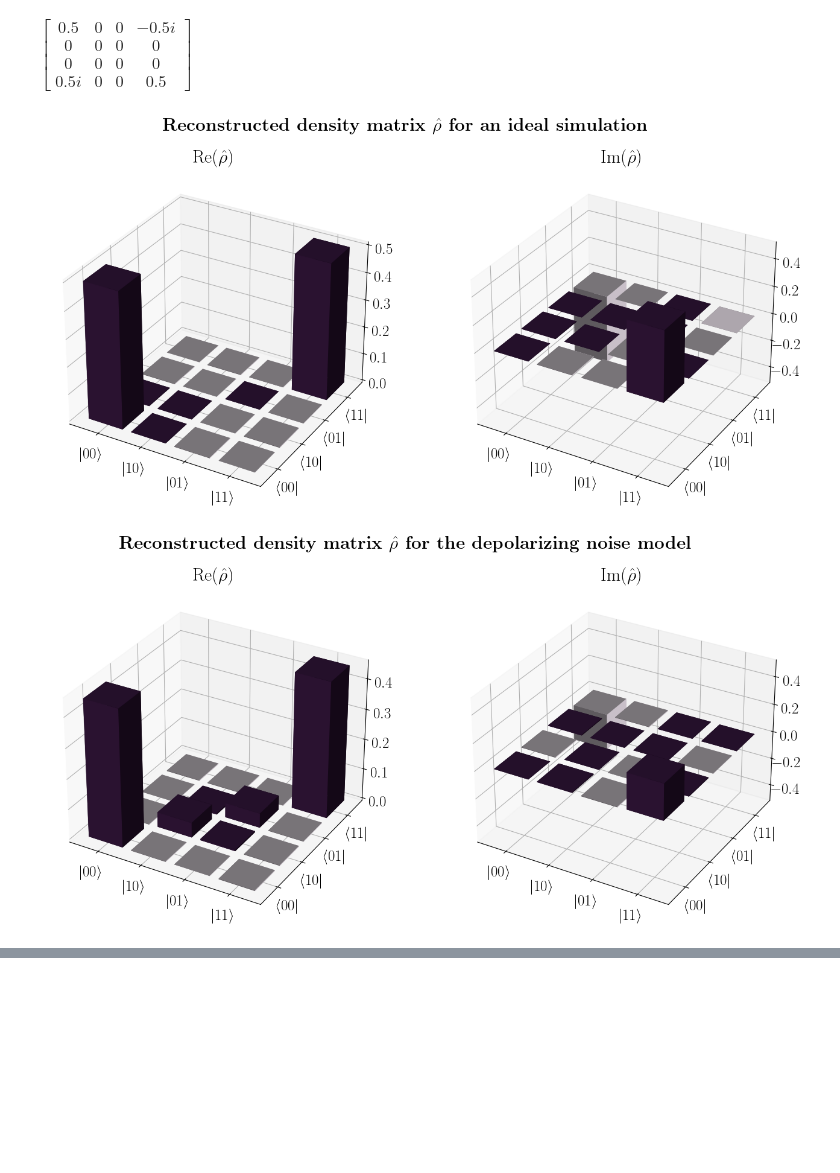
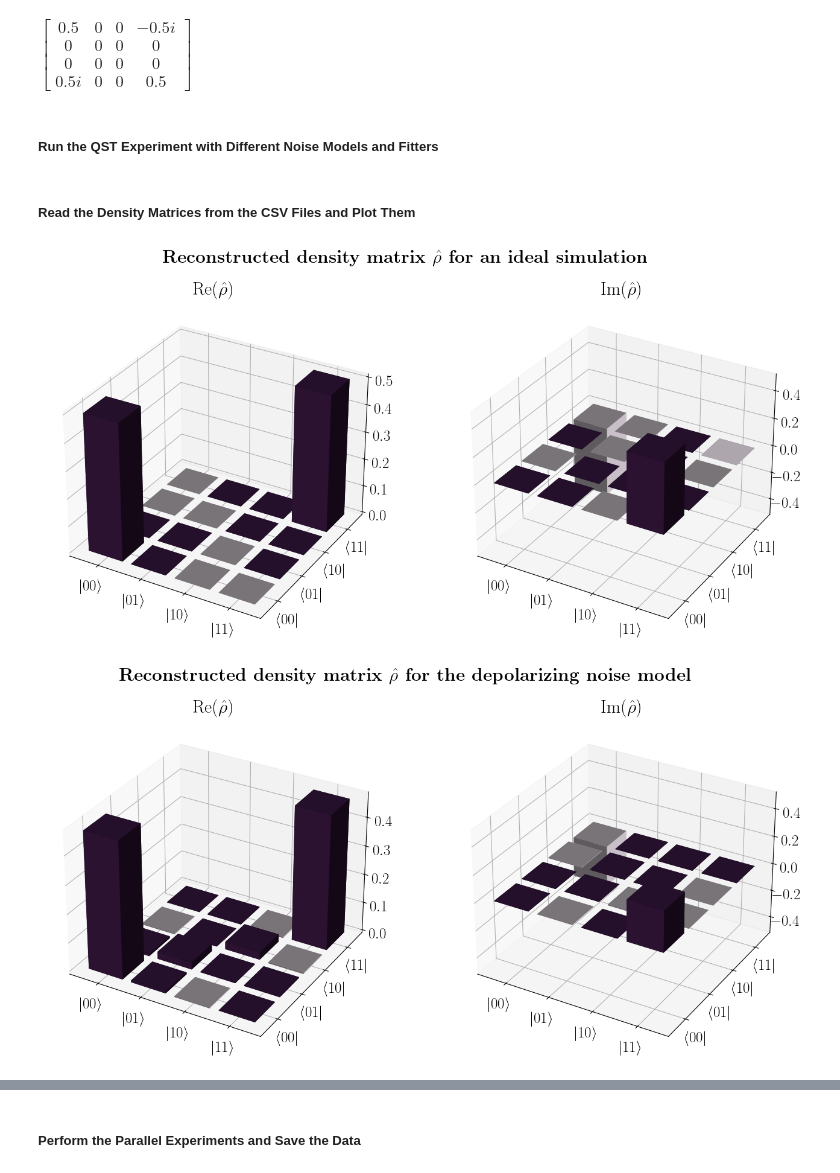
Before and after one commit to stommen/ntu_exchange, a Jupyter notebook: ntu_courses/PH3406/ph3406_project_OS.ipynb, the cells around one changed output, grey strips where cells are left out. Cells and saved outputs as stored; diff of their text form; code cells hidden in the pictures; blank space fills up the shorter version.

```diff
--- a/ntu_courses/PH3406/ph3406_project_OS.ipynb
+++ b/ntu_courses/PH3406/ph3406_project_OS.ipynb
@@ -43,5 +46,4 @@ plt.rcParams['ytick.right'] = True
 # %%
-### Function definitions ###
 
 def get_QST_qc(Nq, noise=False, noise_choice='depol', output=False):
     '''
@@ -69,7 +71,7 @@ def get_QST_qc(Nq, noise=False, noise_choice='depol', output=False):
     # State preparation circuit
     qc_ghz = qiskit.QuantumCircuit(Nq, Nq) # Create a quantum circuit with nq qubits (the other nq is for the classical register, not used in the state tomography)
     qc_ghz.h(0) # Apply a Hadamard gate on the first qubit
-    qc_ghz.s(0) # Apply a S gate on the first qubit
+    qc_ghz.s(0) # Apply an S gate on the first qubit
     qc_ghz.cx(0, 1) # Apply a CNOT gate between the first and second qubit
 
     # If output is True, display the state and density matrix of the original state
@@ -91,10 +93,9 @@ def get_QST_qc(Nq, noise=False, noise_choice='depol', output=False):
     # Add noise if specified
     if noise:
         if noise_choice == 'depol':
-            prob_1 = 0.1  # 1-qubit gate error probability
-            prob_2 = 0.2  # 2-qubit gate error probability
-            error_1 = depolarizing_error(prob_1, 1) # 1-qubit gate error
-            error_2 = depolarizing_error(prob_2, 2) # 2-qubit gate error
+            p = 0.1 # Error probability
+            error_1 = depolarizing_error(p, 1) # 1-qubit gate error
+            error_2 = depolarizing_error(p, 2) # 2-qubit gate error
 
             # Add errors to noise model
             noise_model = NoiseModel() # Create a noise model
@@ -123,10 +124,9 @@ def get_QST_qc(Nq, noise=False, noise_choice='depol', output=False):
 
         elif noise_choice == 'both':
             # Add depolarizing errors to the noise model
-            prob_1 = 0.1 # 1-qubit gate error probability
-            prob_2 = 0.2 # 2-qubit gate error probability
-            error_1 = depolarizing_error(prob_1, 1) # 1-qubit gate error
-            error_2 = depolarizing_error(prob_2, 2) # 2-qubit gate error
+            p = 0.1 # Error probability
+            error_1 = depolarizing_error(p, 1) # 1-qubit gate error
+            error_2 = depolarizing_error(p, 2) # 2-qubit gate error
 
             noise_model = NoiseModel() # Create a noise model
             noise_model.add_all_qubit_quantum_error(error_1, ['h', 's']) # Add the 1-qubit errors to the noise model
@@ -250,8 +250,8 @@ def plot_density_matrix(rho, noise_choice):
         # Set xticks in the middle of the bars
         ax.set_xticks([0.4, 1.4, 2.4, 3.4])
         ax.set_yticks([0.4, 1.4, 2.4, 3.4])
-        ax.set_xticklabels(['$\\ket{00}$', '$\\ket{10}$', '$\\ket{01}$', '$\\ket{11}$'])
-        ax.set_yticklabels(['$\\bra{00}$', '$\\bra{10}$', '$\\bra{01}$', '$\\bra{11}$'])
+        ax.set_xticklabels(['$\\ket{00}$', '$\\ket{01}$', '$\\ket{10}$', '$\\ket{11}$'])
+        ax.set_yticklabels(['$\\bra{00}$', '$\\bra{01}$', '$\\bra{10}$', '$\\bra{11}$'])
         # ax.set_xticks([0.4, 1.4])
         # ax.set_yticks([0.4, 1.4])
         # ax.set_xticklabels(['$\\ket{0}$', '$\\ket{1}$'])
@@ -334,4 +335,6 @@ get_QST_qc(2, output=True)
 $$\frac{\sqrt{2}}{2} |00\rangle+\frac{\sqrt{2} i}{2} |11\rangle$$
 ### Original density matrix:
 $\displaystyle \left[\begin{matrix}0.5 & 0 & 0 & - 0.5 i\\0 & 0 & 0 & 0\\0 & 0 & 0 & 0\\0.5 i & 0 & 0 & 0.5\end{matrix}\right]$
+# %% [markdown]
+##### **Run the QST Experiment with Different Noise Models and Fitters**
 # %%
@@ -360,29 +362,30 @@ data_noise_meas_cvxpy = get_QST_data(counts, Nq, noise=True, noise_choice='meas'
+# %% [markdown]
+##### **Read the Density Matrices from the CSV Files and Plot Them**
 # %%
-### Read the density matrices from the CSV files and plot them ###
 
-dens_ideal = read_density_matrix('data/density_matrix_ideal_False.csv') # Ideal simulation
+dens_ideal = read_density_matrix('data/density_matrix_ideal_False_auto.csv') # Ideal simulation
 fig = plot_density_matrix(dens_ideal, 'ideal') # Plot the density matrix
-# fig.savefig('figs/density_matrix_ideal.pdf') # Save the figure
+fig.savefig('figs/density_matrix_ideal.pdf') # Save the figure
 
-dens_depol = read_density_matrix('data/density_matrix_depol_True.csv') # Depolarizing noise
+dens_depol = read_density_matrix('data/density_matrix_depol_True_auto.csv') # Depolarizing noise
 fig = plot_density_matrix(dens_depol, 'depol') # Plot the density matrix
-# fig.savefig('figs/density_matrix_depol.pdf') # Save the figure
+fig.savefig('figs/density_matrix_depol.pdf') # Save the figure
 
-dens_meas = read_density_matrix('data/density_matrix_meas_True.csv') # Measurement noise
+dens_meas = read_density_matrix('data/density_matrix_meas_True_auto.csv') # Measurement noise
 fig = plot_density_matrix(dens_meas, 'meas') # Plot the density matrix
-# fig.savefig('figs/density_matrix_meas.pdf') # Save the figure
+fig.savefig('figs/density_matrix_meas.pdf') # Save the figure
 
-dens_both = read_density_matrix('data/density_matrix_both_True.csv') # Both noise models
+dens_both = read_density_matrix('data/density_matrix_both_True_auto.csv') # Both noise models
 fig = plot_density_matrix(dens_both, 'both') # Plot the density matrix
-# fig.savefig('figs/density_matrix_both.pdf') # Save the figure
+fig.savefig('figs/density_matrix_both.pdf') # Save the figure
 
 dens_depol_cvxpy = read_density_matrix('data/density_matrix_depol_True_cvxpy.csv') # Depolarizing noise with CVXPY fitter
 fig = plot_density_matrix(dens_depol_cvxpy, 'depol') # Plot the density matrix
-# fig.savefig('figs/density_matrix_depol_cvxpy.pdf') # Save the figure
+fig.savefig('figs/density_matrix_depol_cvxpy.pdf') # Save the figure
 
 dens_meas_cvxpy = read_density_matrix('data/density_matrix_meas_True_cvxpy.csv') # Measurement noise with CVXPY fitter
 fig = plot_density_matrix(dens_meas_cvxpy, 'meas') # Plot the density matrix
-# fig.savefig('figs/density_matrix_meas_cvxpy.pdf') # Save the figure
+fig.savefig('figs/density_matrix_meas_cvxpy.pdf') # Save the figure
 # %% [output]
-[figure, old version]
+[figure, new version]
-[figure, old version]
+[figure, new version]
@@ -393 +396,3 @@ fig = plot_density_matrix(dens_meas_cvxpy, 'meas') # Plot the density matrix
+# %% [markdown]
+##### **Perform the Parallel Experiments and Save the Data**
 # %%
```
Also changed, not shown: parts of 10 cells of this notebook, 4 other files.
